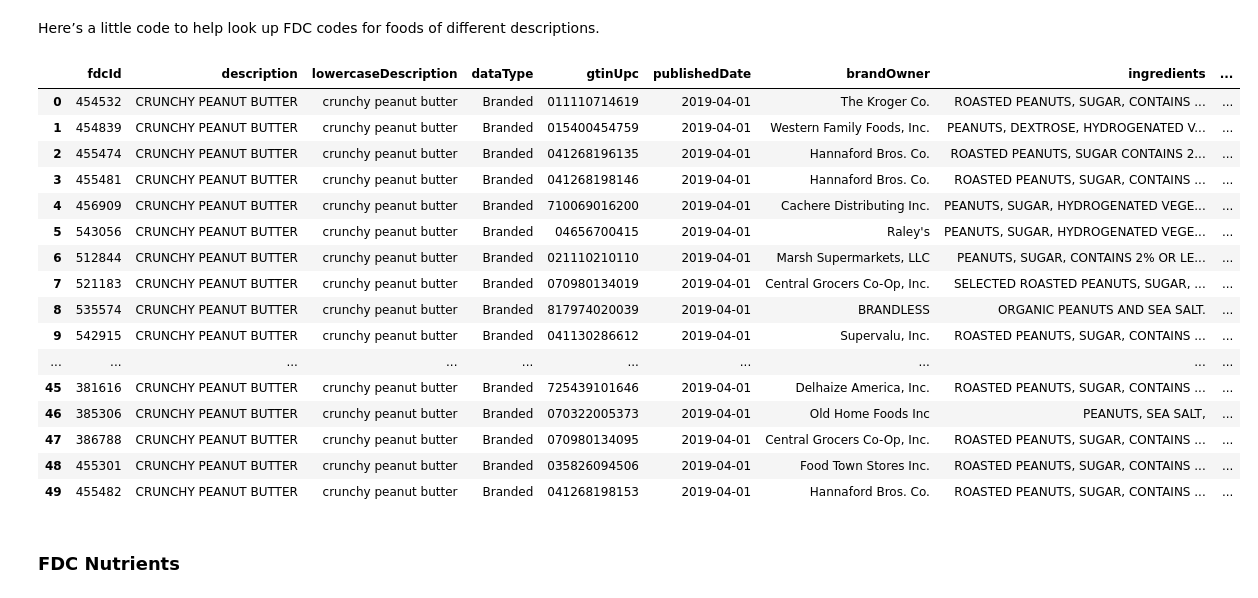
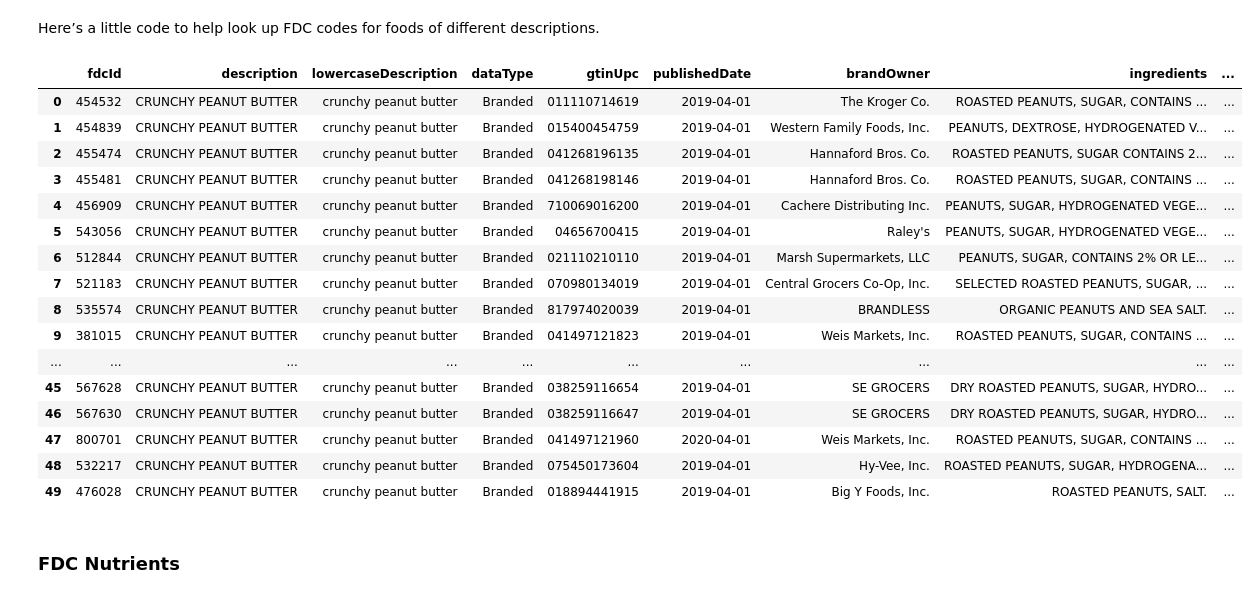
Before and after one commit to ligonteaching/EEP153_Materials, a Jupyter notebook: Project2/diet_problem.ipynb, the cells around one changed output. Saved outputs shown, nothing was run; the diff lists cells and outputs as text; code cells hidden in the pictures.

```diff
--- a/Project2/diet_problem.ipynb
+++ b/Project2/diet_problem.ipynb
@@ -40,3 +51,5 @@ apikey = {'ligon':"inIyO1begWSRqsYtxS7m6p09PSyq7Qiw7fxzV2qN"}
+# %%
+apikey = "DEMO_KEY"  # Replace with a real key!  "DEMO_KEY" will be slow...
 # %% [markdown]
 ### Looking up foods
 # %% [markdown]
@@ -56,25 +66,25 @@ different descriptions.
 # %%
 import fooddatacentral as fdc
 
-fdc.search(apikey[user],"crunchy peanut butter")
+fdc.search(apikey,"crunchy peanut butter")
 # %% [output]
 |  | fdcId | description | lowercaseDescription | dataType | gtinUpc | publishedDate | brandOwner | ingredients | ... |
 | 0 | 454532 | CRUNCHY PEANUT BUTTER | crunchy peanut butter | Branded | 011110714619 | 2019-04-01 | The Kroger Co. | ROASTED PEANUTS, SUGAR, CONTAINS ... | ... |
 | 1 | 454839 | CRUNCHY PEANUT BUTTER | crunchy peanut butter | Branded | 015400454759 | 2019-04-01 | Western Family Foods, Inc. | PEANUTS, DEXTROSE, HYDROGENATED V... | ... |
 | 2 | 455474 | CRUNCHY PEANUT BUTTER | crunchy peanut butter | Branded | 041268196135 | 2019-04-01 | Hannaford Bros. Co. | ROASTED PEANUTS, SUGAR CONTAINS 2... | ... |
 | 3 | 455481 | CRUNCHY PEANUT BUTTER | crunchy peanut butter | Branded | 041268198146 | 2019-04-01 | Hannaford Bros. Co. | ROASTED PEANUTS, SUGAR, CONTAINS ... | ... |
 | 4 | 456909 | CRUNCHY PEANUT BUTTER | crunchy peanut butter | Branded | 710069016200 | 2019-04-01 | Cachere Distributing Inc. | PEANUTS, SUGAR, HYDROGENATED VEGE... | ... |
 | 5 | 543056 | CRUNCHY PEANUT BUTTER | crunchy peanut butter | Branded | 04656700415 | 2019-04-01 | Raley's | PEANUTS, SUGAR, HYDROGENATED VEGE... | ... |
 | 6 | 512844 | CRUNCHY PEANUT BUTTER | crunchy peanut butter | Branded | 021110210110 | 2019-04-01 | Marsh Supermarkets, LLC | PEANUTS, SUGAR, CONTAINS 2% OR LE... | ... |
 | 7 | 521183 | CRUNCHY PEANUT BUTTER | crunchy peanut butter | Branded | 070980134019 | 2019-04-01 | Central Grocers Co-Op, Inc. | SELECTED ROASTED PEANUTS, SUGAR, ... | ... |
 | 8 | 535574 | CRUNCHY PEANUT BUTTER | crunchy peanut butter | Branded | 817974020039 | 2019-04-01 | BRANDLESS | ORGANIC PEANUTS AND SEA SALT. | ... |
-| 9 | 542915 | CRUNCHY PEANUT BUTTER | crunchy peanut butter | Branded | 041130286612 | 2019-04-01 | Supervalu, Inc. | ROASTED PEANUTS, SUGAR, CONTAINS ... | ... |
+| 9 | 381015 | CRUNCHY PEANUT BUTTER | crunchy peanut butter | Branded | 041497121823 | 2019-04-01 | Weis Markets, Inc. | ROASTED PEANUTS, SUGAR, CONTAINS ... | ... |
 | ... | ... | ... | ... | ... | ... | ... | ... | ... | ... |
-| 45 | 381616 | CRUNCHY PEANUT BUTTER | crunchy peanut butter | Branded | 725439101646 | 2019-04-01 | Delhaize America, Inc. | ROASTED PEANUTS, SUGAR, CONTAINS ... | ... |
-| 46 | 385306 | CRUNCHY PEANUT BUTTER | crunchy peanut butter | Branded | 070322005373 | 2019-04-01 | Old Home Foods Inc | PEANUTS, SEA SALT, | ... |
-| 47 | 386788 | CRUNCHY PEANUT BUTTER | crunchy peanut butter | Branded | 070980134095 | 2019-04-01 | Central Grocers Co-Op, Inc. | ROASTED PEANUTS, SUGAR, CONTAINS ... | ... |
-| 48 | 455301 | CRUNCHY PEANUT BUTTER | crunchy peanut butter | Branded | 035826094506 | 2019-04-01 | Food Town Stores Inc. | ROASTED PEANUTS, SUGAR, CONTAINS ... | ... |
-| 49 | 455482 | CRUNCHY PEANUT BUTTER | crunchy peanut butter | Branded | 041268198153 | 2019-04-01 | Hannaford Bros. Co. | ROASTED PEANUTS, SUGAR, CONTAINS ... | ... |
+| 45 | 567628 | CRUNCHY PEANUT BUTTER | crunchy peanut butter | Branded | 038259116654 | 2019-04-01 | SE GROCERS | DRY ROASTED PEANUTS, SUGAR, HYDRO... | ... |
+| 46 | 567630 | CRUNCHY PEANUT BUTTER | crunchy peanut butter | Branded | 038259116647 | 2019-04-01 | SE GROCERS | DRY ROASTED PEANUTS, SUGAR, HYDRO... | ... |
+| 47 | 800701 | CRUNCHY PEANUT BUTTER | crunchy peanut butter | Branded | 041497121960 | 2020-04-01 | Weis Markets, Inc. | ROASTED PEANUTS, SUGAR, CONTAINS ... | ... |
+| 48 | 532217 | CRUNCHY PEANUT BUTTER | crunchy peanut butter | Branded | 075450173604 | 2019-04-01 | Hy-Vee, Inc. | ROASTED PEANUTS, SUGAR, HYDROGENA... | ... |
+| 49 | 476028 | CRUNCHY PEANUT BUTTER | crunchy peanut butter | Branded | 018894441915 | 2019-04-01 | Big Y Foods, Inc. | ROASTED PEANUTS, SALT. | ... |
 # %% [markdown]
 ### FDC Nutrients
 # %% [markdown]
```
Also changed, not shown: parts of 52 cells of this notebook, 2 other files.
